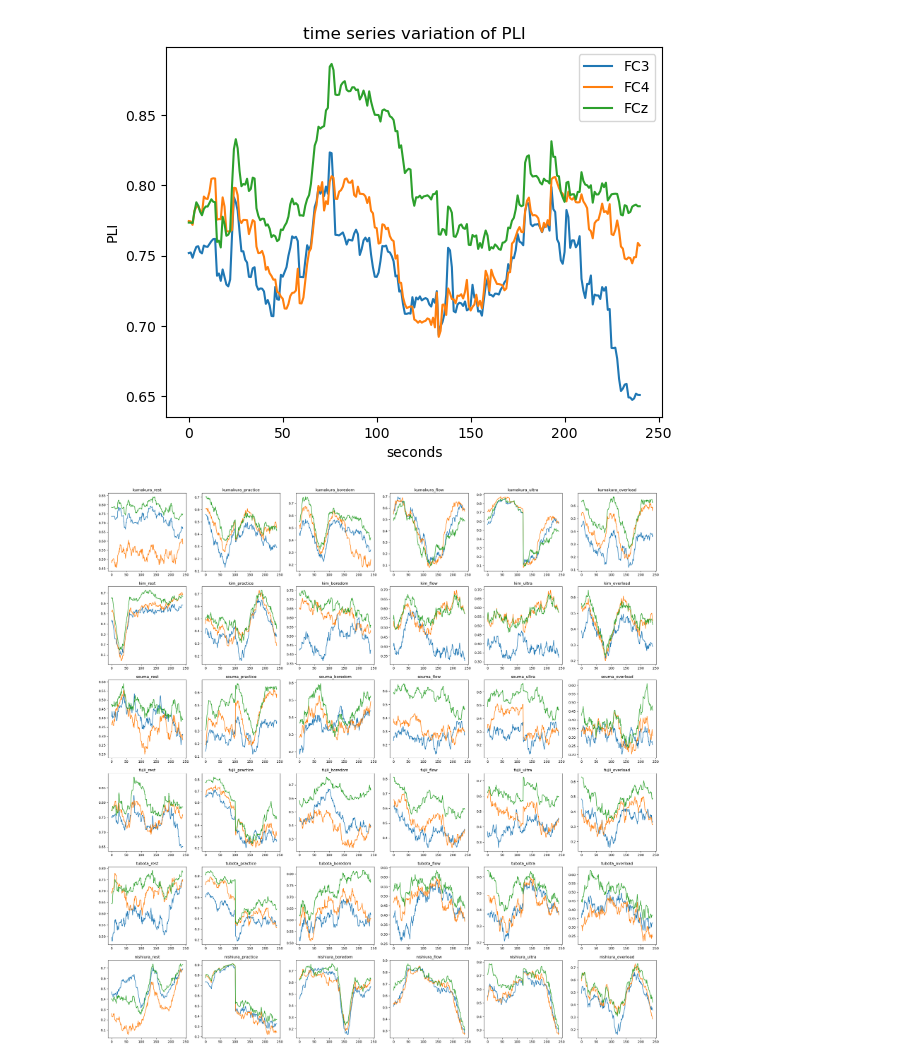
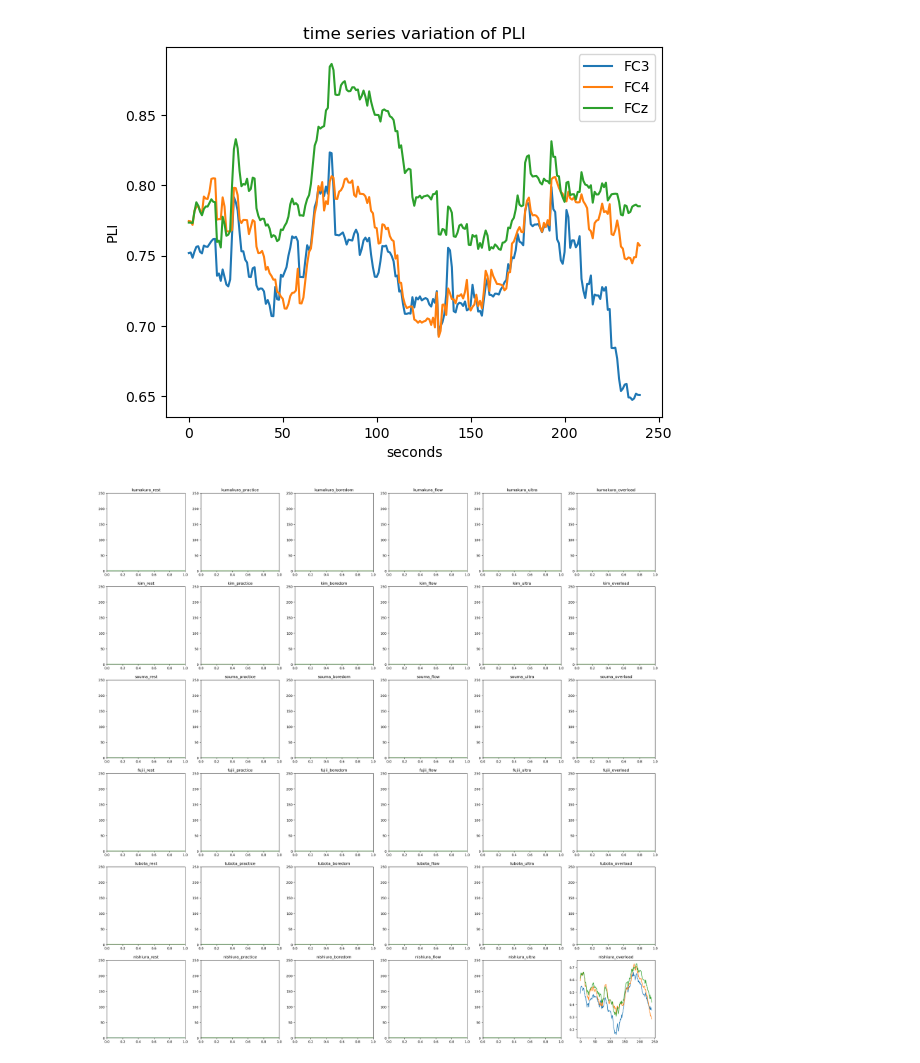
Before and after one commit to miyakooti/ECGAnalysis, a Jupyter notebook: PLI_Analysis.ipynb, the cells around one changed output. Drawn from its saved outputs; the diff is of its cells as text; code cells hidden in the pictures.

```diff
--- a/PLI_Analysis.ipynb
+++ b/PLI_Analysis.ipynb
@@ -45,23 +45,25 @@ plt.legend()
 # %%
 num_of_data_per_subject = 6
 num_of_subject = int(len(pathes)/num_of_data_per_subject)
 
 fig = plt.figure(figsize=(30,30))
 
 
 for i, path in enumerate(pathes):
     df = pd.read_csv(f"{path}")
+    plt.xlim(0,1)
+    plt.ylim(0,250)
     plt.subplot(num_of_data_per_subject,num_of_subject,i+1)
     plt.plot(df)
     subject_name = subject_name_list[i//6]
     phase_name = phase_name_list[i%6]
     plt.title(f"{subject_name}_{phase_name}")
 
 # 　　正規表現できんかった
 #     res = re.search("*_*\.", path)
 #     print(path[res])
 
 plt.savefig("images/PLI_of_all_subjects.png")
 plt.show()
 # %% [output]
-[figure, old version]
+[figure, new version]
```
Also changed, not shown: 1 other file.
